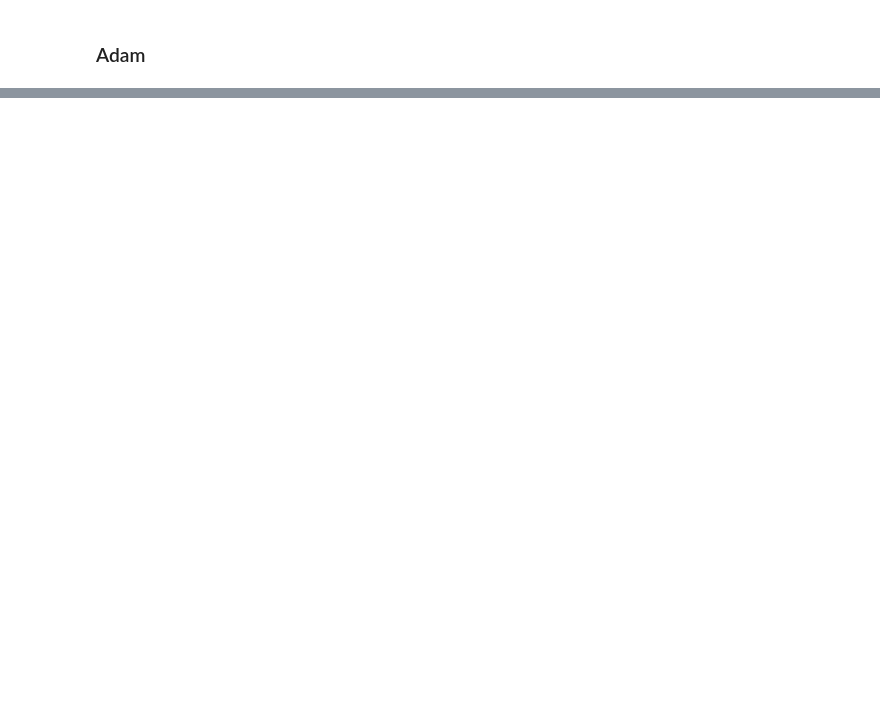
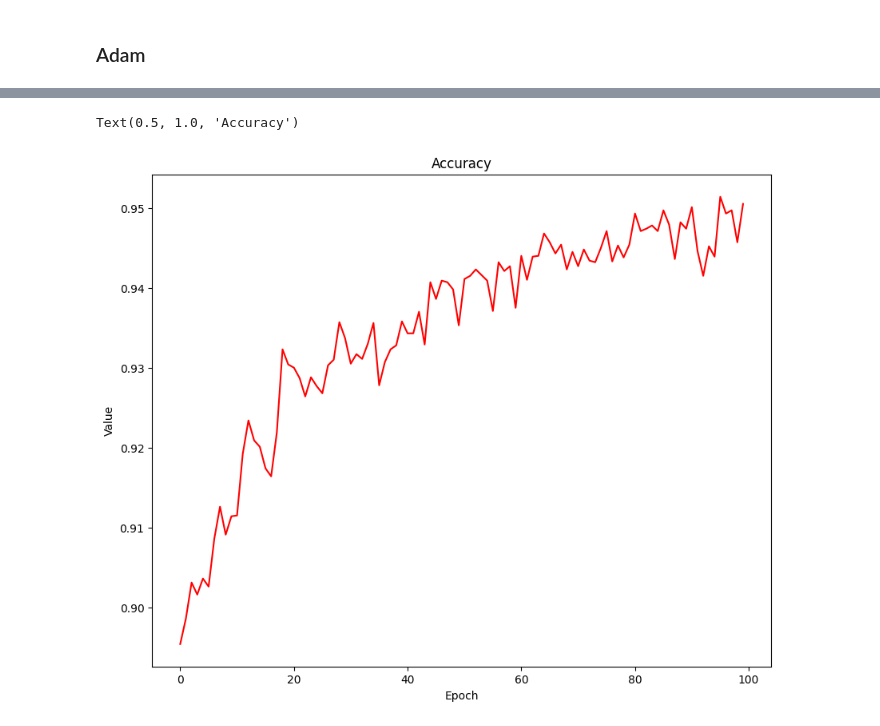
Before and after one commit to ShedovaNastya/BVT2203_project_workshop, a Jupyter notebook: notebooks_neural_networks.ipynb, the cells around one changed output, grey strips where cells are left out. Cells and saved outputs as stored; diff of their text form; code cells hidden in the pictures; blank space fills up the shorter version.

```diff
--- a/notebooks_neural_networks.ipynb
+++ b/notebooks_neural_networks.ipynb
@@ -1480,0 +1508,36 @@ $$
+# %%
+loss = torch.nn.CrossEntropyLoss()
+optimizer = torch.optim.Adam(mnist_net.parameters(), lr=0.002)
+# %%
+batch_size = 100
+
+test_accuracy_history = []
+test_loss_history = []
+
+X_test = X_test.to(device)
+y_test = y_test.to(device)
+for epoch in range(100):
+  order = np.random.permutation(len(X_train))
+
+  for start_index in range(0, len(X_train), batch_size):
+    optimizer.zero_grad()
+
+    batch_indexes = order[start_index:start_index + batch_size]
+
+    X_batch = X_train[batch_indexes].to(device)
+    y_batch = y_train[batch_indexes].to(device)
+
+    preds = mnist_net.forward(X_batch)
+
+    loss_value = loss(preds, y_batch)
+    loss_value.backward()
+
+    optimizer.step()
+
+  test_preds = mnist_net.forward(X_test)
+  test_loss_history.append(loss(test_preds, y_test).cpu())
+
+  accuracy = (test_preds.argmax(dim=1) == y_test).float().mean().cpu()
+  test_accuracy_history.append(accuracy.data)
+
+  print(epoch, 'epoch',accuracy)
@@ -1480,0 +1562,11 @@ $$
+# %%
+import matplotlib
+plt.plot(test_accuracy_history, c='red', label = 'accuracy')
+test_loss_history = [i.data for i in test_loss_history]
+
+plt.xlabel('Epoch')
+plt.ylabel('Value')
+plt.title('Accuracy')
+# %% [output]
+Text(0.5, 1.0, 'Accuracy')
+[figure, added]
```
Also changed, not shown: parts of 45 cells of this notebook.
